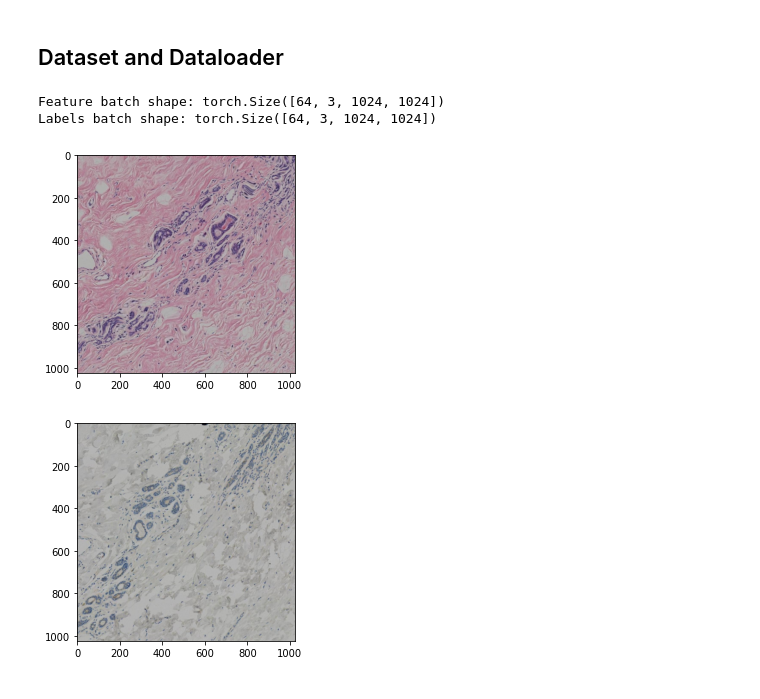
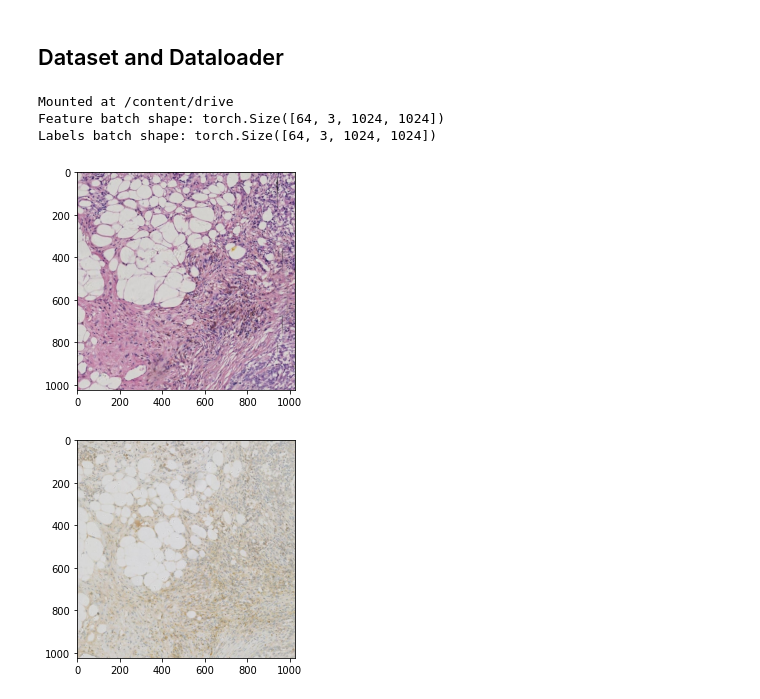
Before and after one commit to aadityanr/bci_challenge, a Jupyter notebook: bci_challenge_baseline.ipynb, the cells around one changed output. Saved outputs shown, nothing was run; the diff lists cells and outputs as text; code cells hidden in the pictures.

Commit message:
mount drive in code

```diff
--- a/bci_challenge_baseline.ipynb
+++ b/bci_challenge_baseline.ipynb
@@ -12,36 +12,40 @@ from torchvision.io import read_image
 import pandas as pd
 import matplotlib.pyplot as plt
 import os
+from google.colab import drive
+
+drive.mount('/content/drive')
 
 class BCI_Dataset(Dataset):
     def __init__(self, img_dir):
         self.img_dir = img_dir
         search_path = os.path.join(self.img_dir,'HE')
         self.filenames = {i:os.path.basename(x) for i,x in enumerate(os.listdir(search_path))}
 
     def __len__(self):
         return len(self.filenames)
 
     def __getitem__(self, idx):
         he_path = os.path.join(self.img_dir,'HE', self.filenames[idx])
         he = read_image(he_path)
         ihc_path = os.path.join(self.img_dir,'IHC', self.filenames[idx])
         ihc = read_image(ihc_path)
         return he, ihc
 
 train_data = BCI_Dataset("drive/MyDrive/train/")
 train_dataloader = DataLoader(train_data, batch_size=64, shuffle=True)
 train_features, train_labels = next(iter(train_dataloader))
 print(f"Feature batch shape: {train_features.size()}")
 print(f"Labels batch shape: {train_labels.size()}")
 img = train_features[0].squeeze()
 label = train_labels[0].squeeze()
 plt.imshow(img.permute(1, 2, 0))
 plt.show()
 plt.imshow(label.permute(1, 2, 0))
 plt.show()
 # %% [output]
+Mounted at /content/drive
 Feature batch shape: torch.Size([64, 3, 1024, 1024])
 Labels batch shape: torch.Size([64, 3, 1024, 1024])
-[figure, old version]
+[figure, new version]
-[figure, old version]
+[figure, new version]
```
